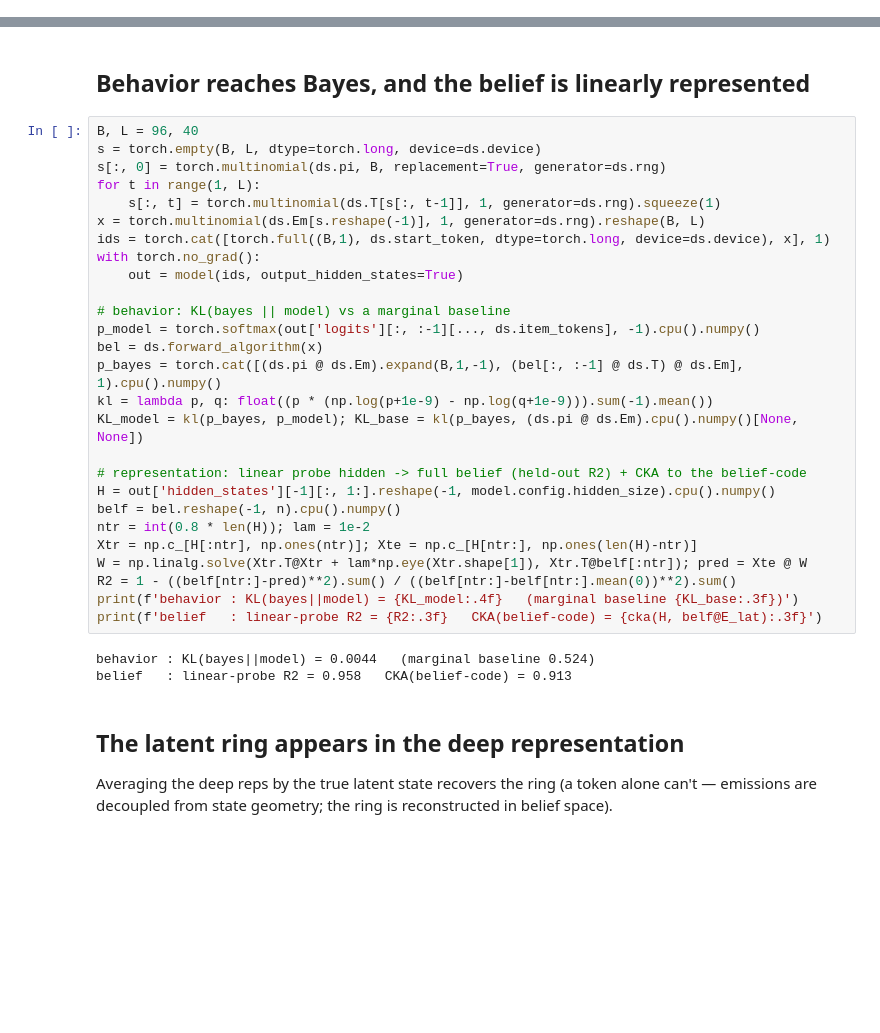
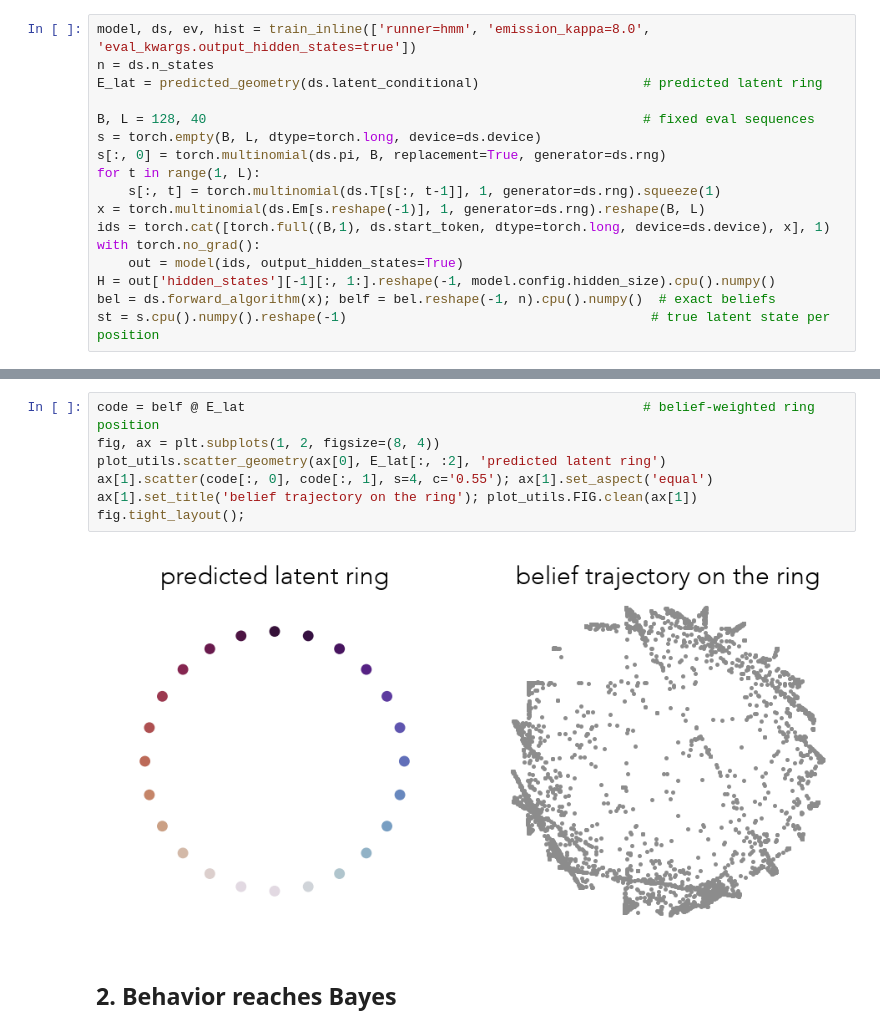
Before and after one commit to wurgaft-goodfire/rational-reps, a Jupyter notebook: src/notebooks/hmm_analysis.ipynb, the cells around one changed output, grey strips where cells are left out. Saved outputs shown, nothing was run; the diff lists cells and outputs as text; blank space fills up the shorter version.

```diff
--- a/src/notebooks/hmm_analysis.ipynb
+++ b/src/notebooks/hmm_analysis.ipynb
@@ -51,0 +23,17 @@ Model dims from dataset: vocab_size=25, max_position_embeddings=41
+# %%
+model, ds, ev, hist = train_inline(['runner=hmm', 'emission_kappa=8.0', 'eval_kwargs.output_hidden_states=true'])
+n = ds.n_states
+E_lat = predicted_geometry(ds.latent_conditional)                     # predicted latent ring
+
+B, L = 128, 40                                                        # fixed eval sequences
+s = torch.empty(B, L, dtype=torch.long, device=ds.device)
+s[:, 0] = torch.multinomial(ds.pi, B, replacement=True, generator=ds.rng)
+for t in range(1, L):
+    s[:, t] = torch.multinomial(ds.T[s[:, t-1]], 1, generator=ds.rng).squeeze(1)
+x = torch.multinomial(ds.Em[s.reshape(-1)], 1, generator=ds.rng).reshape(B, L)
+ids = torch.cat([torch.full((B,1), ds.start_token, dtype=torch.long, device=ds.device), x], 1)
+with torch.no_grad():
+    out = model(ids, output_hidden_states=True)
+H = out['hidden_states'][-1][:, 1:].reshape(-1, model.config.hidden_size).cpu().numpy()
+bel = ds.forward_algorithm(x); belf = bel.reshape(-1, n).cpu().numpy()  # exact beliefs
+st = s.cpu().numpy().reshape(-1)                                       # true latent state per position
@@ -52,36 +69,11 @@ Model dims from dataset: vocab_size=25, max_position_embeddings=41
+# %%
+code = belf @ E_lat                                                   # belief-weighted ring position
+fig, ax = plt.subplots(1, 2, figsize=(8, 4))
+plot_utils.scatter_geometry(ax[0], E_lat[:, :2], 'predicted latent ring')
+ax[1].scatter(code[:, 0], code[:, 1], s=4, c='0.55'); ax[1].set_aspect('equal')
+ax[1].set_title('belief trajectory on the ring'); plot_utils.FIG.clean(ax[1])
+fig.tight_layout();
+# %% [output]
+[figure, added]
 # %% [markdown]
-## Behavior reaches Bayes, and the belief is linearly represented
+## 2. Behavior reaches Bayes
-# %%
-B, L = 96, 40
-s = torch.empty(B, L, dtype=torch.long, device=ds.device)
-s[:, 0] = torch.multinomial(ds.pi, B, replacement=True, generator=ds.rng)
-for t in range(1, L):
-    s[:, t] = torch.multinomial(ds.T[s[:, t-1]], 1, generator=ds.rng).squeeze(1)
-x = torch.multinomial(ds.Em[s.reshape(-1)], 1, generator=ds.rng).reshape(B, L)
-ids = torch.cat([torch.full((B,1), ds.start_token, dtype=torch.long, device=ds.device), x], 1)
-with torch.no_grad():
-    out = model(ids, output_hidden_states=True)
-
-# behavior: KL(bayes || model) vs a marginal baseline
-p_model = torch.softmax(out['logits'][:, :-1][..., ds.item_tokens], -1).cpu().numpy()
-bel = ds.forward_algorithm(x)
-p_bayes = torch.cat([(ds.pi @ ds.Em).expand(B,1,-1), (bel[:, :-1] @ ds.T) @ ds.Em], 1).cpu().numpy()
-kl = lambda p, q: float((p * (np.log(p+1e-9) - np.log(q+1e-9))).sum(-1).mean())
-KL_model = kl(p_bayes, p_model); KL_base = kl(p_bayes, (ds.pi @ ds.Em).cpu().numpy()[None, None])
-
-# representation: linear probe hidden -> full belief (held-out R2) + CKA to the belief-code
-H = out['hidden_states'][-1][:, 1:].reshape(-1, model.config.hidden_size).cpu().numpy()
-belf = bel.reshape(-1, n).cpu().numpy()
-ntr = int(0.8 * len(H)); lam = 1e-2
-Xtr = np.c_[H[:ntr], np.ones(ntr)]; Xte = np.c_[H[ntr:], np.ones(len(H)-ntr)]
-W = np.linalg.solve(Xtr.T@Xtr + lam*np.eye(Xtr.shape[1]), Xtr.T@belf[:ntr]); pred = Xte @ W
-R2 = 1 - ((belf[ntr:]-pred)**2).sum() / ((belf[ntr:]-belf[ntr:].mean(0))**2).sum()
-print(f'behavior : KL(bayes||model) = {KL_model:.4f}   (marginal baseline {KL_base:.3f})')
-print(f'belief   : linear-probe R2 = {R2:.3f}   CKA(belief-code) = {cka(H, belf@E_lat):.3f}')
-# %% [output]
-behavior : KL(bayes||model) = 0.0044   (marginal baseline 0.524)
-belief   : linear-probe R2 = 0.958   CKA(belief-code) = 0.913
-# %% [markdown]
-## The latent ring appears in the deep representation
-
-Averaging the deep reps by the true latent state recovers the ring (a token alone can't — emissions are decoupled from state geometry; the ring is reconstructed in belief space).
```
Also changed, not shown: parts of 15 cells of this notebook, 6 other files.
